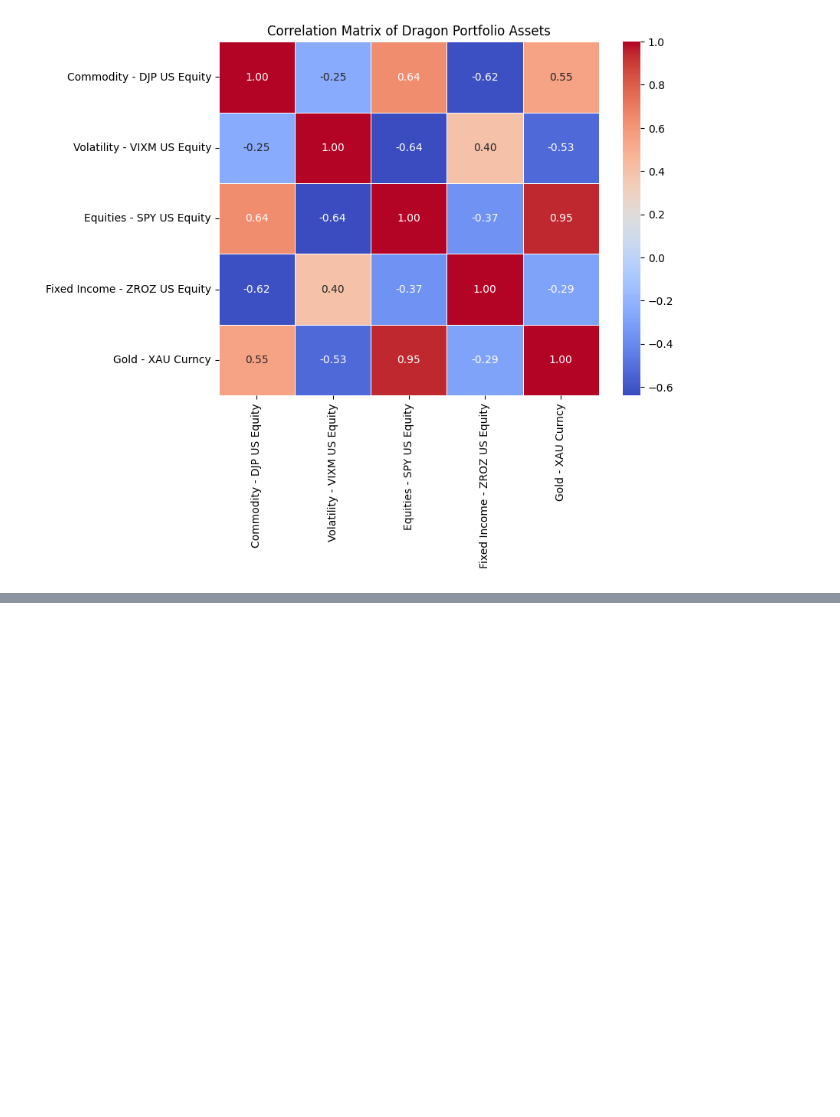
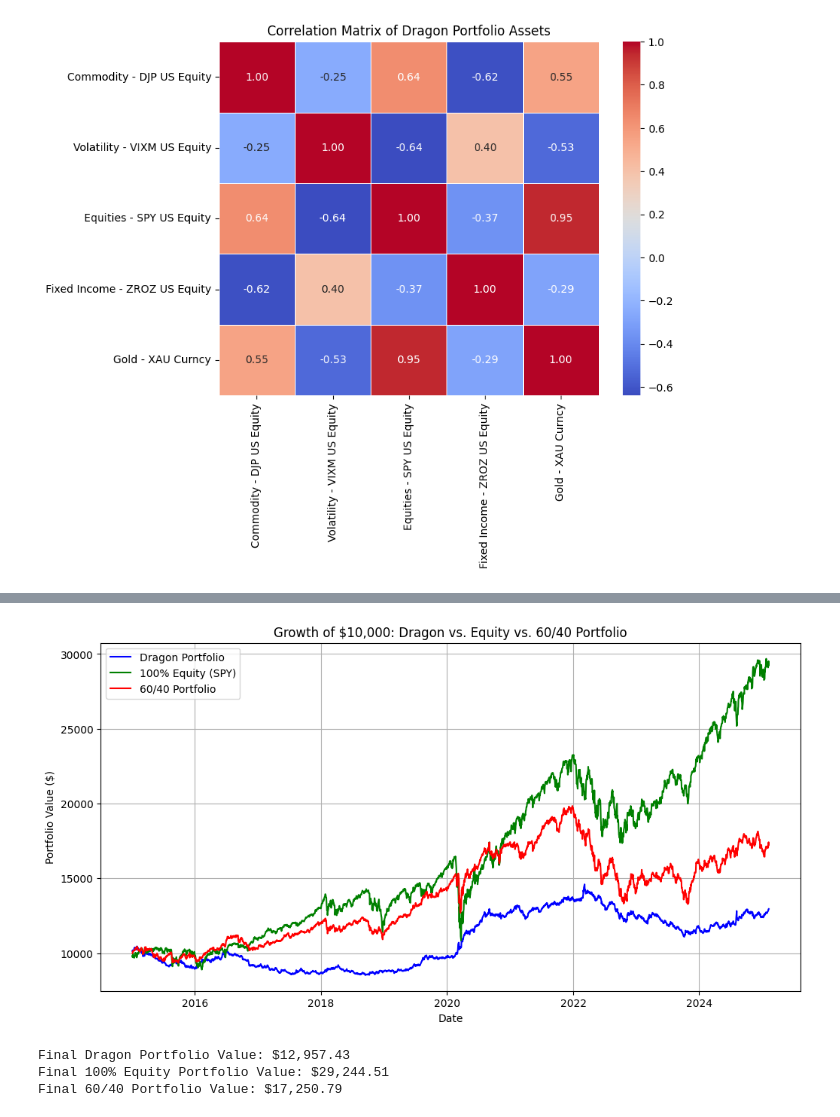
Before and after one commit to tommattoo/Dragon-Portfolio, a Jupyter notebook: dragon-code.ipynb, the cells around one changed output, grey strips where cells are left out. Saved outputs shown, nothing was run; the diff lists cells and outputs as text; code cells hidden in the pictures; blank space fills up the shorter version.

```diff
--- a/dragon-code.ipynb
+++ b/dragon-code.ipynb
@@ -298,0 +504,58 @@ plt.show()
+# %%
+import pandas as pd
+import numpy as np
+import matplotlib.pyplot as plt
+
+# Load Dragon Portfolio data
+df = dragon_portfolio.copy()
+df.set_index("Dates", inplace=True)
+
+# 1️⃣ Compute **Daily Returns**
+returns = df.pct_change()
+
+# 2️⃣ Define Portfolio Weights
+dragon_weights = np.array([0.18, 0.21, 0.24, 0.18, 0.19])  # DJP, VIXM, SPY, ZROZ, XAU
+equity_weights = np.array([0, 0, 1, 0, 0])  # 100% in SPY
+sixty_forty_weights = np.array([0, 0, 0.6, 0.4, 0])  # 60% SPY, 40% ZROZ
+
+# 3️⃣ Compute Portfolio Returns
+df["Dragon_Portfolio_Return"] = returns.dot(dragon_weights)
+df["Equity_Only_Return"] = returns["Equities - SPY US Equity"]  # Only SPY
+df["SixtyForty_Return"] = returns.dot(sixty_forty_weights)
+
+# 4️⃣ Compute **Cumulative Return** for each portfolio
+df["Dragon_Cumulative"] = (1 + df["Dragon_Portfolio_Return"]).cumprod()
+df["Equity_Cumulative"] = (1 + df["Equity_Only_Return"]).cumprod()
+df["SixtyForty_Cumulative"] = (1 + df["SixtyForty_Return"]).cumprod()
+
+# 5️⃣ Convert to Portfolio Value (Initial Investment $10,000)
+initial_investment = 10_000
+df["Dragon_Value"] = initial_investment * df["Dragon_Cumulative"]
+df["Equity_Value"] = initial_investment * df["Equity_Cumulative"]
+df["SixtyForty_Value"] = initial_investment * df["SixtyForty_Cumulative"]
+
+# 6️⃣ Plot Portfolio Performance
+plt.figure(figsize=(12, 6))
+plt.plot(df.index, df["Dragon_Value"], label="Dragon Portfolio", color="blue")
+plt.plot(df.index, df["Equity_Value"], label="100% Equity (SPY)", color="green")
+plt.plot(df.index, df["SixtyForty_Value"], label="60/40 Portfolio", color="red")
+plt.xlabel("Date")
+plt.ylabel("Portfolio Value ($)")
+plt.title("Growth of $10,000: Dragon vs. Equity vs. 60/40 Portfolio")
+plt.legend()
+plt.grid()
+plt.show()
+
+# 7️⃣ Print Final Portfolio Values
+final_dragon = df["Dragon_Value"].iloc[-1]
+final_equity = df["Equity_Value"].iloc[-1]
+final_sixty_forty = df["SixtyForty_Value"].iloc[-1]
+
+print(f"Final Dragon Portfolio Value: ${final_dragon:,.2f}")
+print(f"Final 100% Equity Portfolio Value: ${final_equity:,.2f}")
+print(f"Final 60/40 Portfolio Value: ${final_sixty_forty:,.2f}")
+# %% [output]
+[figure, added]
+Final Dragon Portfolio Value: $12,957.43
+Final 100% Equity Portfolio Value: $29,244.51
+Final 60/40 Portfolio Value: $17,250.79
```
Also changed, not shown: parts of 4 cells of this notebook.
